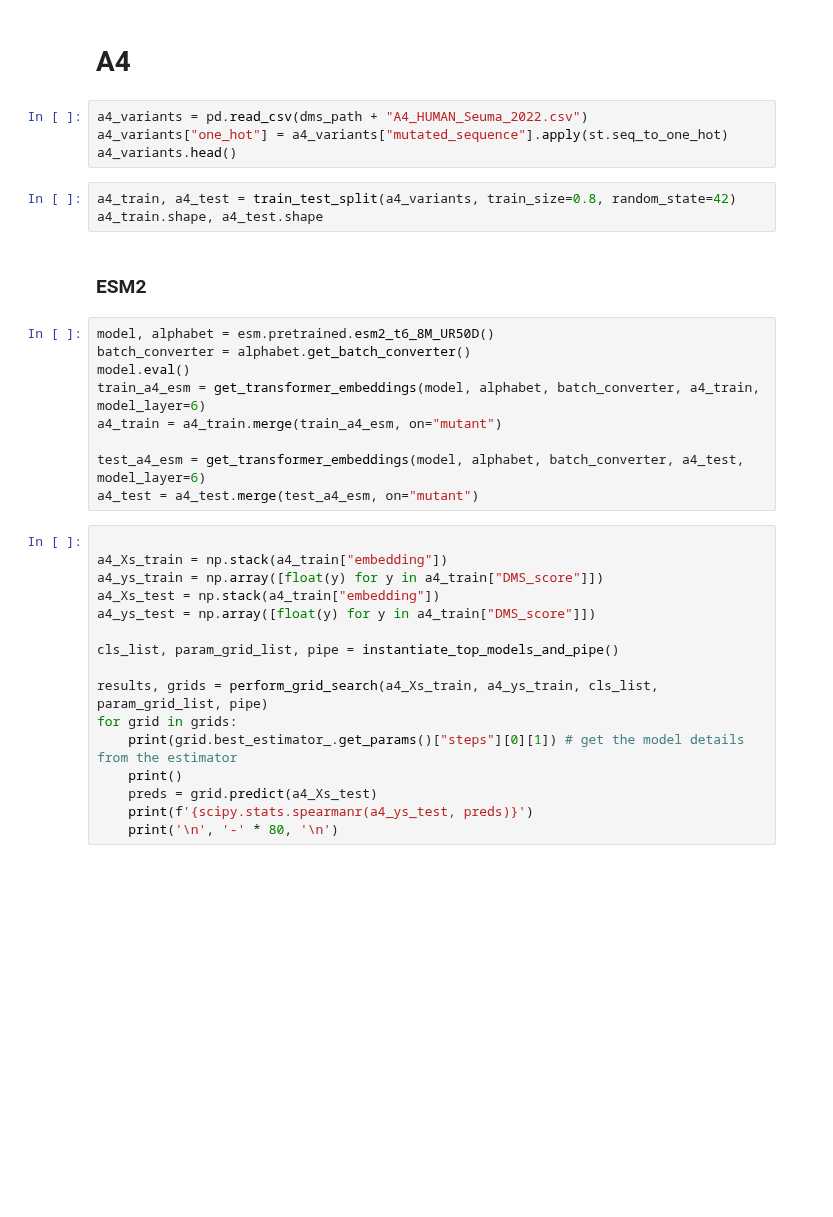
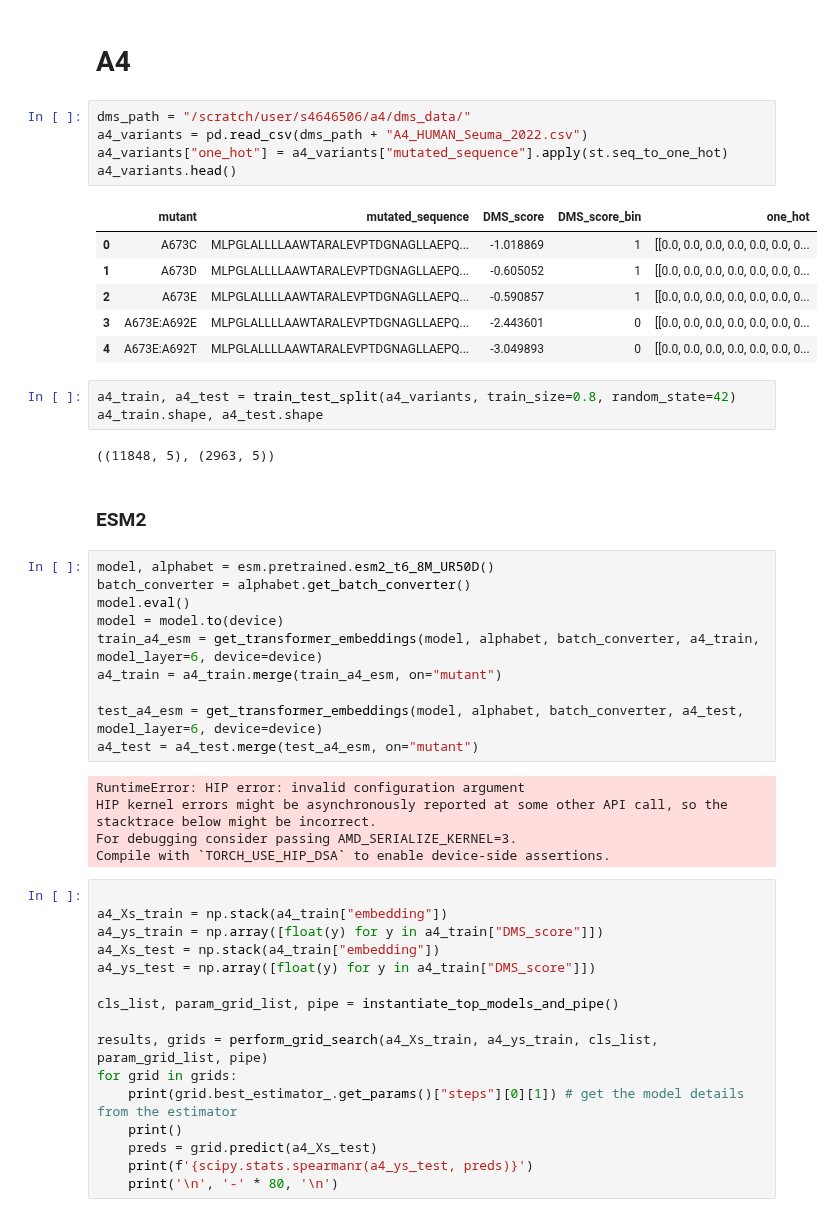
Before and after one commit to SebPorras/MAP_VAE, a Jupyter notebook: notebooks/esm_embed.ipynb, the cells around one changed output. Drawn from its saved outputs; the diff is of its cells as text; blank space fills up the shorter version.

```diff
--- a/notebooks/esm_embed.ipynb
+++ b/notebooks/esm_embed.ipynb
@@ -526,23 +627,39 @@ results, grids = train_and_fit_vae_top_model(gfp_train, gfp_test, states, labels
 # %% [markdown]
 # A4
 # %%
+dms_path = "/scratch/user/s4646506/a4/dms_data/"
 a4_variants = pd.read_csv(dms_path + "A4_HUMAN_Seuma_2022.csv")
 a4_variants["one_hot"] = a4_variants["mutated_sequence"].apply(st.seq_to_one_hot)
 a4_variants.head()
+# %% [output]
+|  | mutant | mutated_sequence | DMS_score | DMS_score_bin | one_hot |
+| 0 | A673C | MLPGLALLLLAAWTARALEVPTDGNAGLLAEPQ... | -1.018869 | 1 | [[0.0, 0.0, 0.0, 0.0, 0.0, 0.0, 0... |
+| 1 | A673D | MLPGLALLLLAAWTARALEVPTDGNAGLLAEPQ... | -0.605052 | 1 | [[0.0, 0.0, 0.0, 0.0, 0.0, 0.0, 0... |
+| 2 | A673E | MLPGLALLLLAAWTARALEVPTDGNAGLLAEPQ... | -0.590857 | 1 | [[0.0, 0.0, 0.0, 0.0, 0.0, 0.0, 0... |
+| 3 | A673E:A692E | MLPGLALLLLAAWTARALEVPTDGNAGLLAEPQ... | -2.443601 | 0 | [[0.0, 0.0, 0.0, 0.0, 0.0, 0.0, 0... |
+| 4 | A673E:A692T | MLPGLALLLLAAWTARALEVPTDGNAGLLAEPQ... | -3.049893 | 0 | [[0.0, 0.0, 0.0, 0.0, 0.0, 0.0, 0... |
 # %%
 a4_train, a4_test = train_test_split(a4_variants, train_size=0.8, random_state=42)
 a4_train.shape, a4_test.shape
+# %% [output]
+((11848, 5), (2963, 5))
 # %% [markdown]
 ### ESM2
 # %%
 model, alphabet = esm.pretrained.esm2_t6_8M_UR50D()
 batch_converter = alphabet.get_batch_converter()
 model.eval()
-train_a4_esm = get_transformer_embeddings(model, alphabet, batch_converter, a4_train, model_layer=6)
+model = model.to(device)
+train_a4_esm = get_transformer_embeddings(model, alphabet, batch_converter, a4_train, model_layer=6, device=device)
 a4_train = a4_train.merge(train_a4_esm, on="mutant")
 
-test_a4_esm = get_transformer_embeddings(model, alphabet, batch_converter, a4_test, model_layer=6)
+test_a4_esm = get_transformer_embeddings(model, alphabet, batch_converter, a4_test, model_layer=6, device=device)
 a4_test = a4_test.merge(test_a4_esm, on="mutant")
+# %% [output]
+RuntimeError: HIP error: invalid configuration argument
+HIP kernel errors might be asynchronously reported at some other API call, so the stacktrace below might be incorrect.
+For debugging consider passing AMD_SERIALIZE_KERNEL=3.
+Compile with `TORCH_USE_HIP_DSA` to enable device-side assertions.
 # %%
 
 a4_Xs_train = np.stack(a4_train["embedding"])
```
Also changed, not shown: parts of 18 cells of this notebook, 1 other file.
